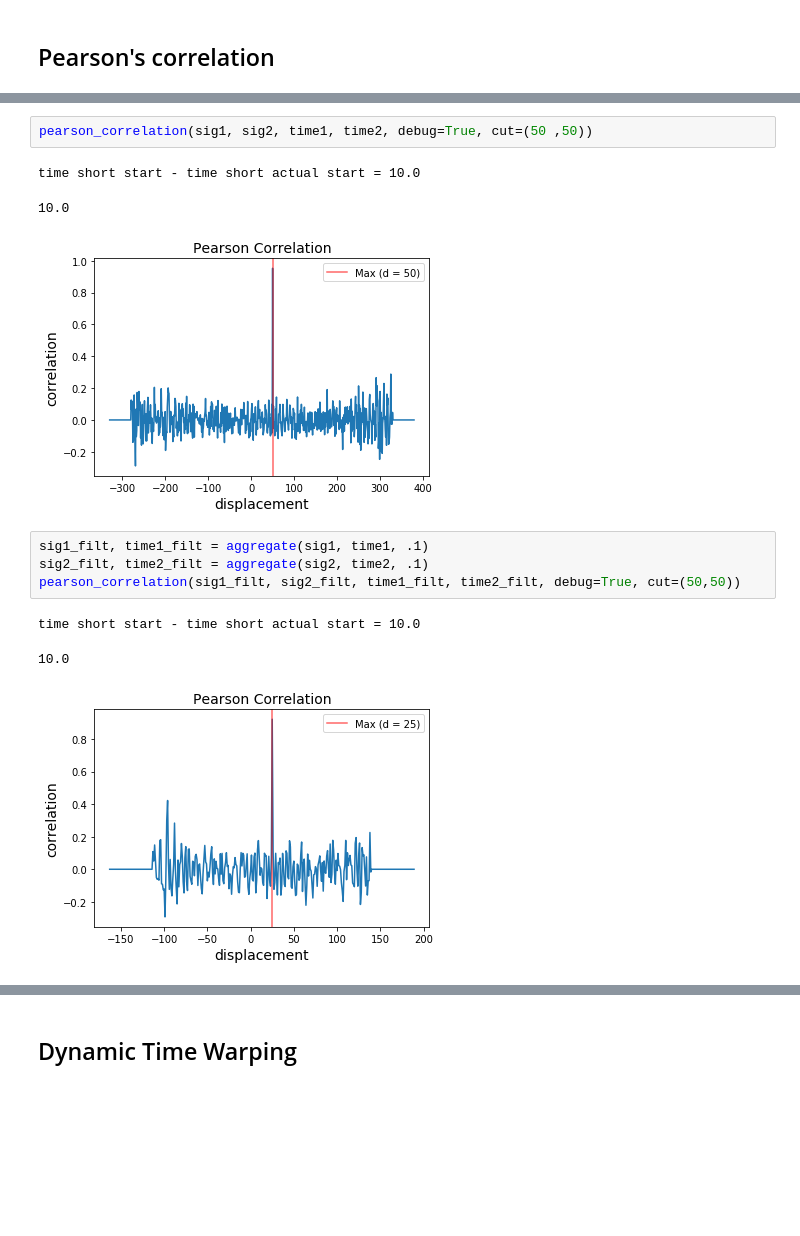
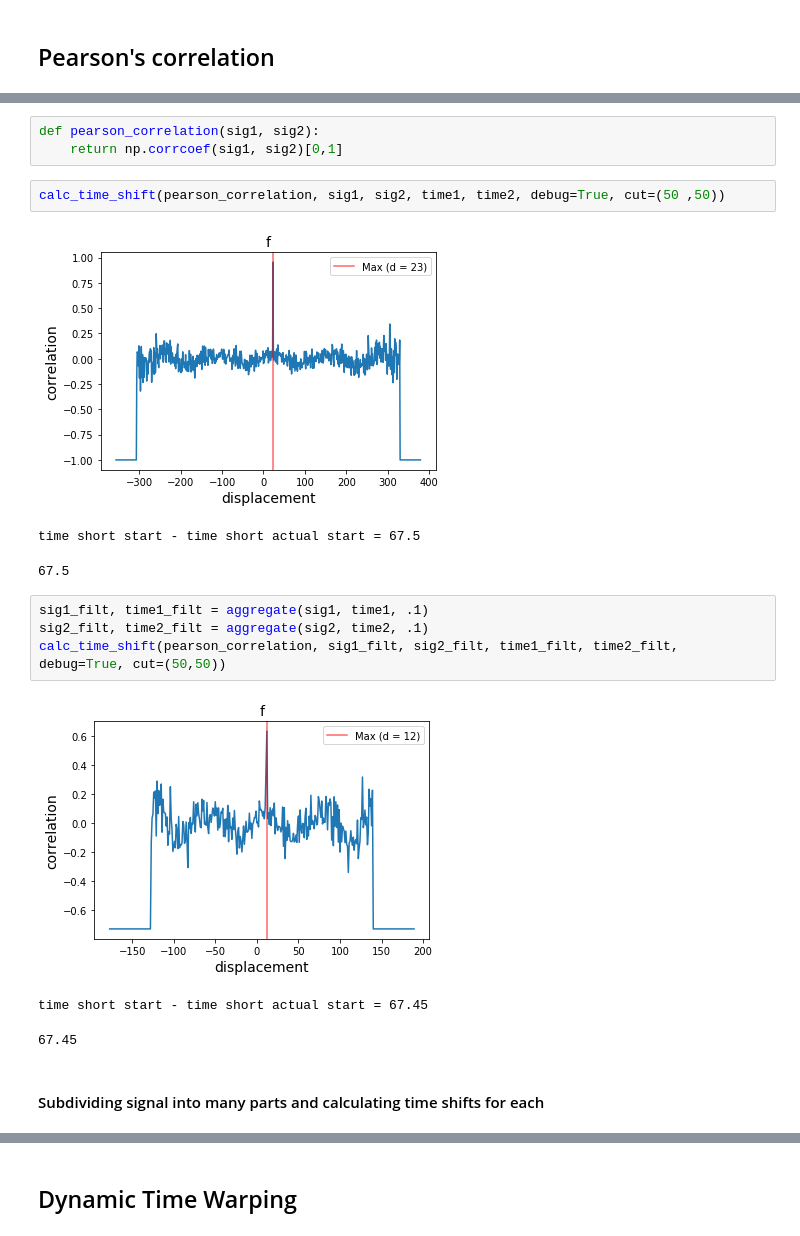
Before and after one commit to Vitsalq/signal_sync, a Jupyter notebook: synchronising_signals.ipynb, the cells around one changed output, grey strips where cells are left out. Cells and saved outputs as stored; diff of their text form; blank space fills up the shorter version.

```diff
--- a/synchronising_signals.ipynb
+++ b/synchronising_signals.ipynb
@@ -294,14 +326,19 @@ def pearson_correlation(sig1, sig2, time1=None, time2=None, cut=(0, 0), debug=Fa
+# %%
+def pearson_correlation(sig1, sig2):
+    return np.corrcoef(sig1, sig2)[0,1]
 # %%
-pearson_correlation(sig1, sig2, time1, time2, debug=True, cut=(50 ,50))
+calc_time_shift(pearson_correlation, sig1, sig2, time1, time2, debug=True, cut=(50 ,50))
 # %% [output]
+[figure, new version]
-time short start - time short actual start = 10.0
+time short start - time short actual start = 67.5
-10.0
+67.5
-[figure, old version]
 # %%
 sig1_filt, time1_filt = aggregate(sig1, time1, .1)
 sig2_filt, time2_filt = aggregate(sig2, time2, .1)
-pearson_correlation(sig1_filt, sig2_filt, time1_filt, time2_filt, debug=True, cut=(50,50))
+calc_time_shift(pearson_correlation, sig1_filt, sig2_filt, time1_filt, time2_filt, debug=True, cut=(50,50))
 # %% [output]
+[figure, new version]
-time short start - time short actual start = 10.0
+time short start - time short actual start = 67.45
-10.0
+67.45
-[figure, old version]
+# %% [markdown]
+#### Subdividing signal into many parts and calculating time shifts for each
```
Also changed, not shown: parts of 43 cells of this notebook.
